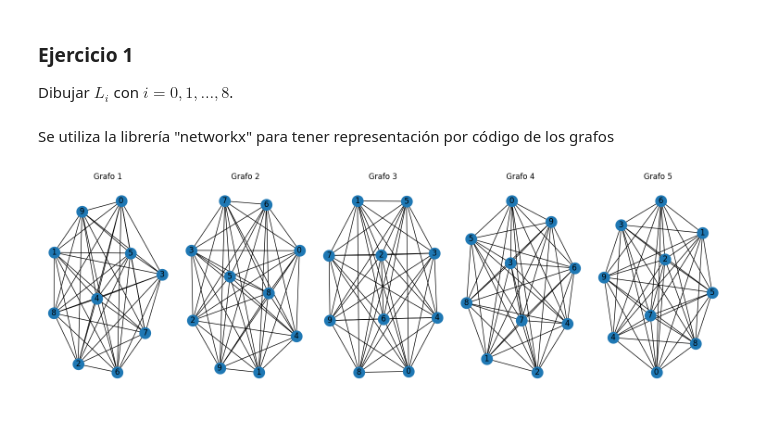
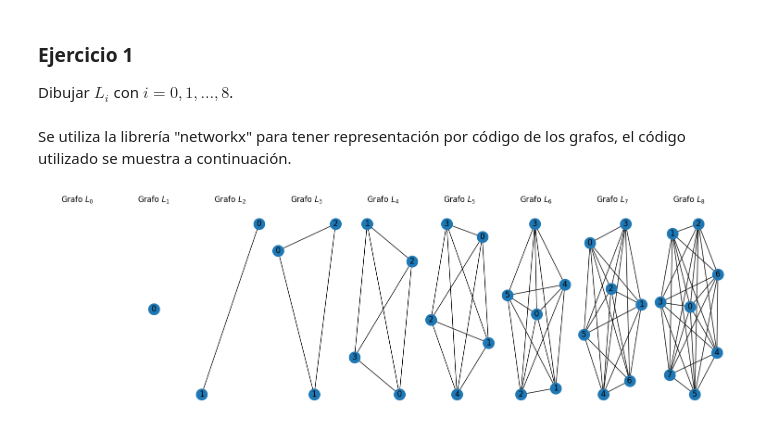
Before and after one commit to ashybabashyba/RedesComplejasUGR, a Jupyter notebook: NotebookPrincipal.ipynb, the cells around one changed output. Cells and saved outputs as stored; diff of their text form; code cells hidden in the pictures.

```diff
--- a/NotebookPrincipal.ipynb
+++ b/NotebookPrincipal.ipynb
@@ -251,22 +251,18 @@ if Enc == 1:
 ### Ejercicio 1
 Dibujar $L_i$ con $i=0, 1, \dots, 8$.
 # %% [markdown]
-Se utiliza la librería "networkx" para tener representación por código de los grafos
+Se utiliza la librería "networkx" para tener representación por código de los grafos, el código utilizado se muestra a continuación.
 # %%
-num_grafos = 5  # Número de grafos a generar
-n = 10  # Número de nodos
+grafos = [nx.complete_graph(n) for n in range(9)]
 
-# Generar los grafos aleatorios y almacenarlos en una lista
-grafos = [nx.complete_graph(n) for _ in range(num_grafos)]
 
-# Graficar todos los grafos generados en un notebook
 plt.figure(figsize=(15, 5))
 for i, G in enumerate(grafos, 1):
-    plt.subplot(1, num_grafos, i)
+    plt.subplot(1, len(grafos), i)
     nx.draw(G, with_labels=True)
-    plt.title(f"Grafo {i}")
+    plt.title(f"Grafo $L_{i-1}$ ")
 
 plt.tight_layout()
 plt.show()
 # %% [output]
-[figure, old version]
+[figure, new version]
```
Also changed, not shown: parts of 7 cells of this notebook.
